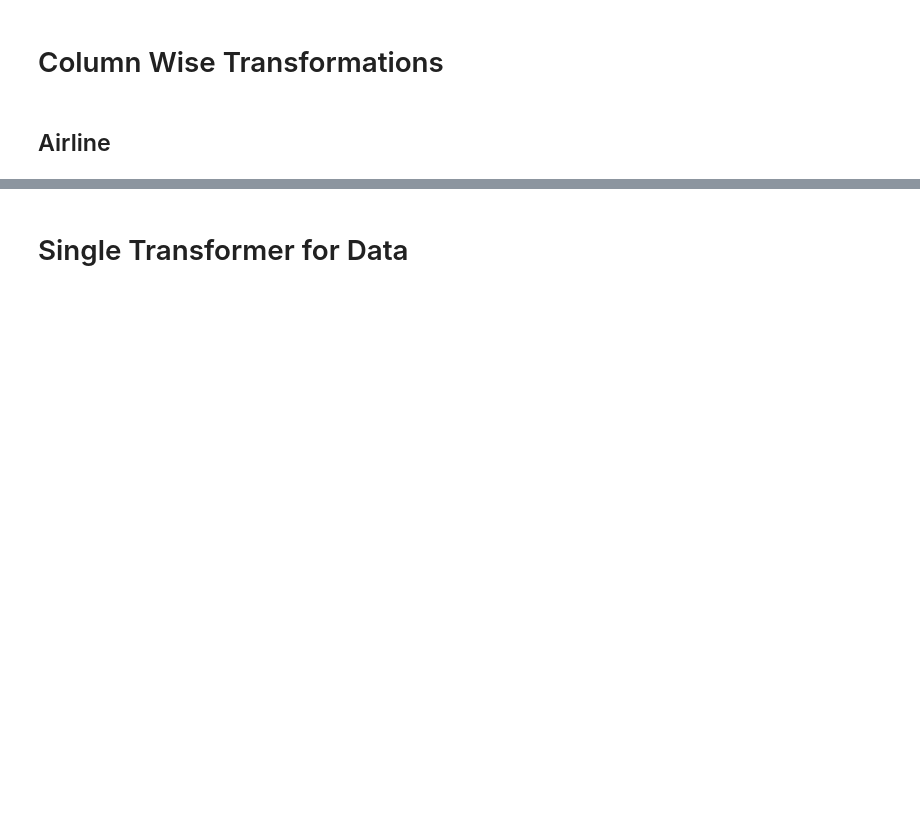
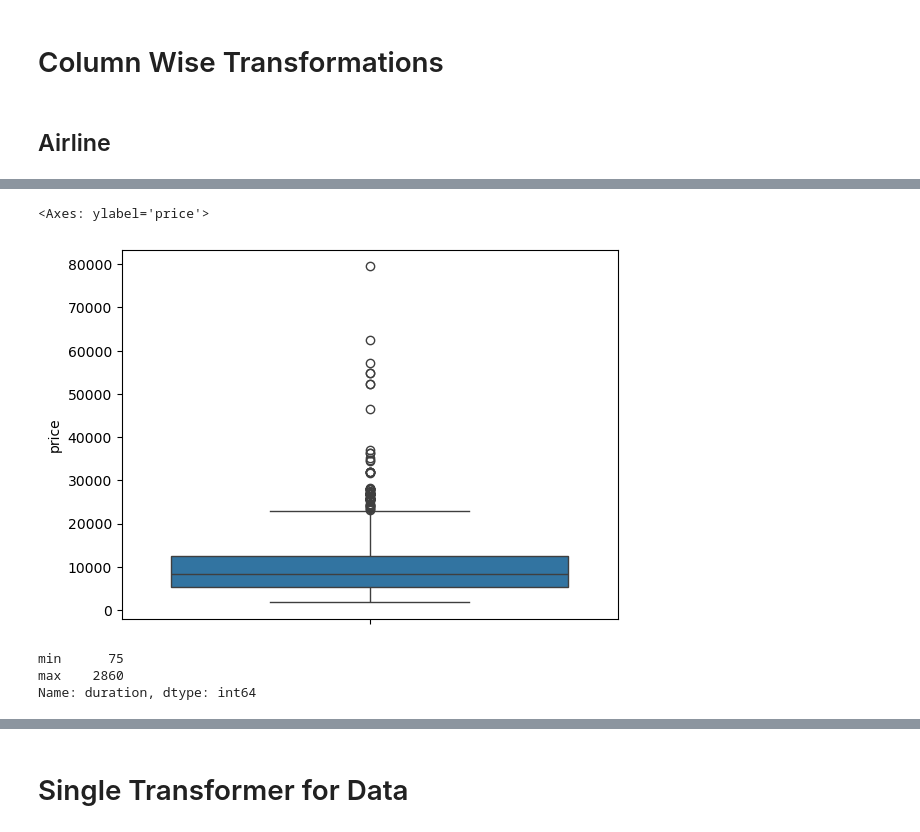
Before and after one commit to Himanshu-1703/Flight-Price-Prediction, a Jupyter notebook: new_notebooks/Feature_Engineering_New.ipynb, the cells around one changed output, grey strips where cells are left out. Saved outputs shown, nothing was run; the diff lists cells and outputs as text; code cells hidden in the pictures; blank space fills up the shorter version.

```diff
--- a/new_notebooks/Feature_Engineering_New.ipynb
+++ b/new_notebooks/Feature_Engineering_New.ipynb
@@ -112,0 +542,15 @@ Are the data types same in both train and test data --> True
+# %%
+sns.boxplot(data=train_df,y='price')
+# %% [output]
+<Axes: ylabel='price'>
+[figure, added]
+# %%
+(
+    train_df
+    .duration
+    .agg(['min','max'])
+)
+# %% [output]
+min      75
+max    2860
+Name: duration, dtype: int64
```
Also changed, not shown: parts of 59 cells of this notebook, 2 other files.
